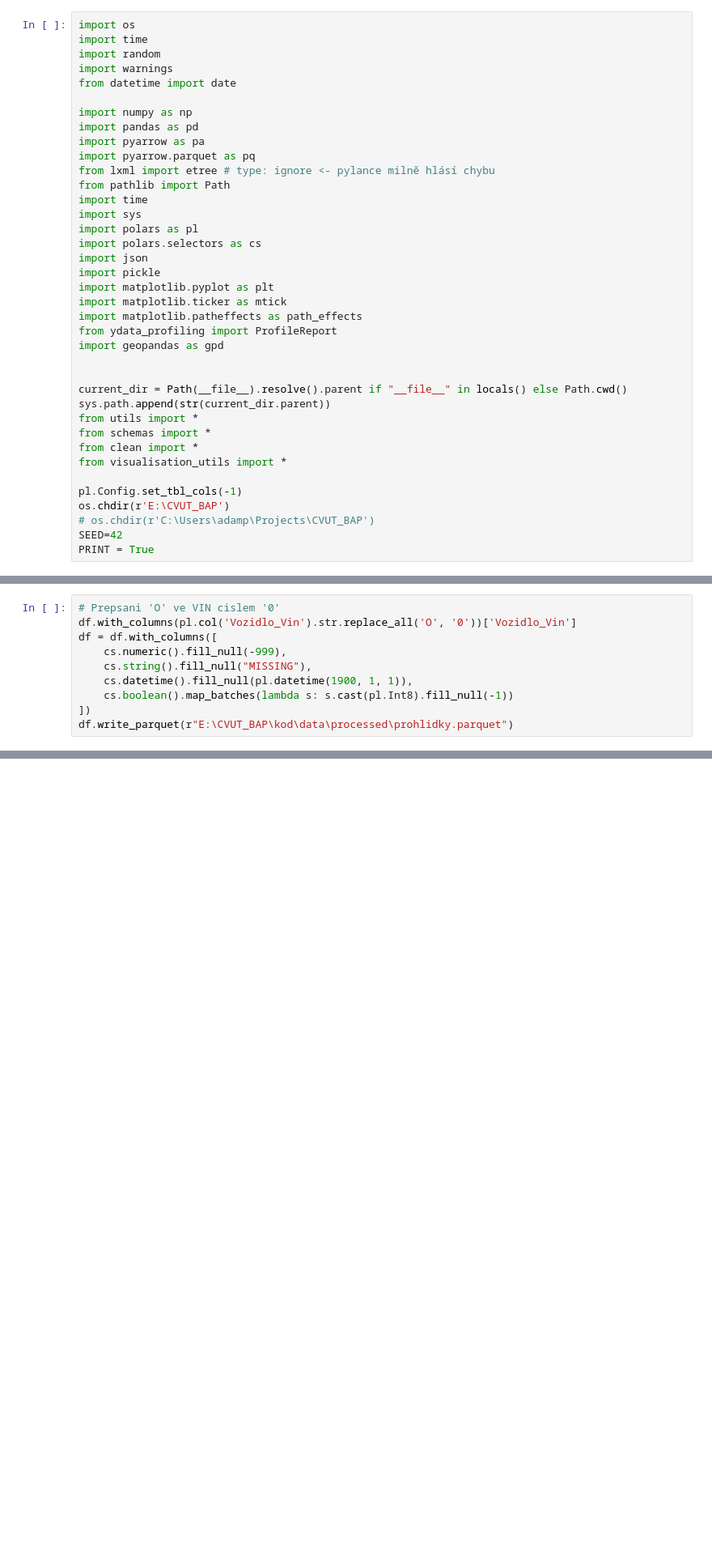
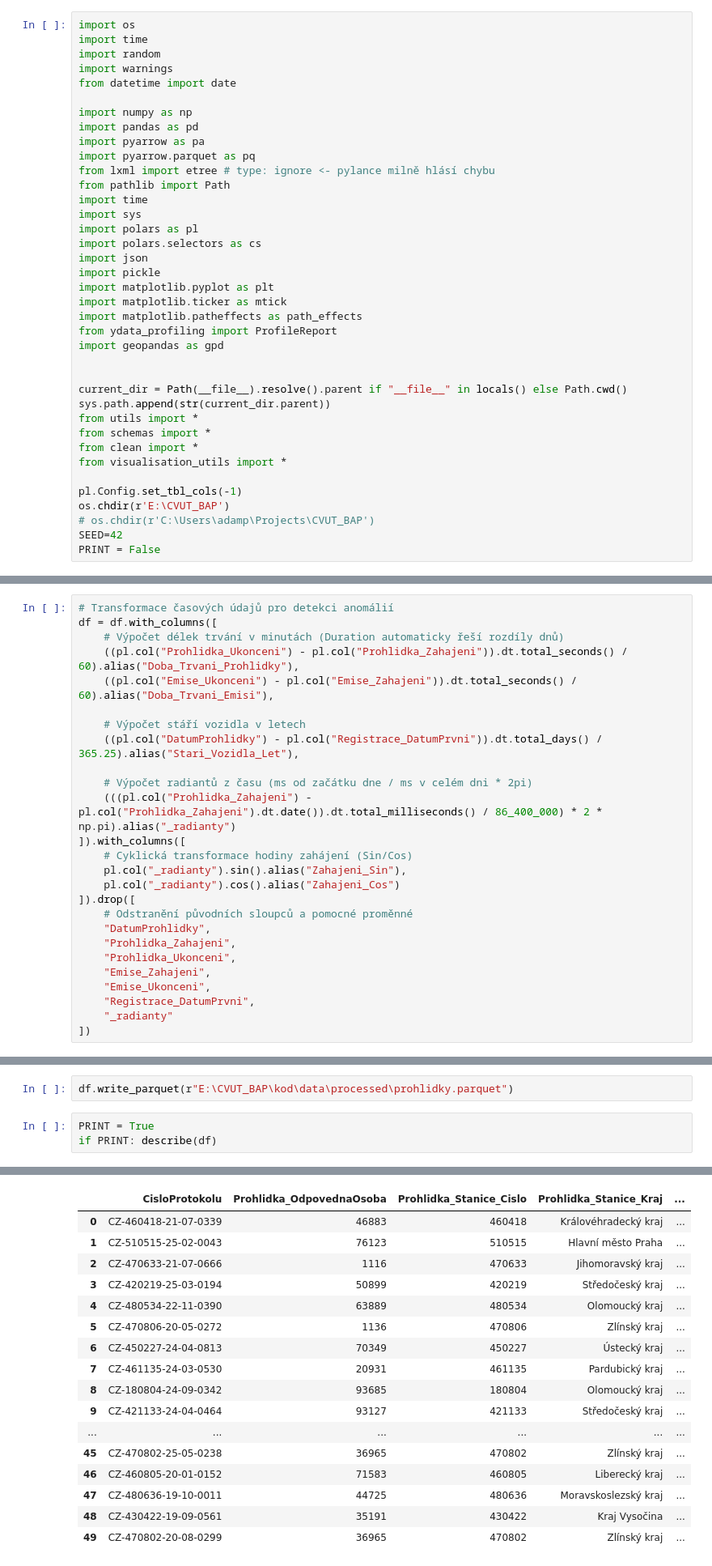
Before and after one commit to opendatalabcz/emissions-data-analysis-cz, a Jupyter notebook: kod/explorace/prohlidky_exploration.ipynb, the cells around one changed output, grey strips where cells are left out. Shown at 81% size. Cells and saved outputs as stored; diff of their text form; blank space fills up the shorter version.

```diff
--- a/kod/explorace/prohlidky_exploration.ipynb
+++ b/kod/explorace/prohlidky_exploration.ipynb
@@ -35,7 +35,7 @@ pl.Config.set_tbl_cols(-1)
 os.chdir(r'E:\CVUT_BAP')
 # os.chdir(r'C:\Users\adamp\Projects\CVUT_BAP')
 SEED=42
-PRINT = True
+PRINT = False
 # %% [markdown]
 # Načtení dat
 # %%
@@ -855,0 +646,26 @@ Podil administrativne opravenych protokolu: 0.38 %
+# %%
+# Transformace časových údajů pro detekci anomálií
+df = df.with_columns([
+    # Výpočet délek trvání v minutách (Duration automaticky řeší rozdíly dnů)
+    ((pl.col("Prohlidka_Ukonceni") - pl.col("Prohlidka_Zahajeni")).dt.total_seconds() / 60).alias("Doba_Trvani_Prohlidky"),
+    ((pl.col("Emise_Ukonceni") - pl.col("Emise_Zahajeni")).dt.total_seconds() / 60).alias("Doba_Trvani_Emisi"),
+
+    # Výpočet stáří vozidla v letech
+    ((pl.col("DatumProhlidky") - pl.col("Registrace_DatumPrvni")).dt.total_days() / 365.25).alias("Stari_Vozidla_Let"),
+
+    # Výpočet radiantů z času (ms od začátku dne / ms v celém dni * 2pi)
+    (((pl.col("Prohlidka_Zahajeni") - pl.col("Prohlidka_Zahajeni").dt.date()).dt.total_milliseconds() / 86_400_000) * 2 * np.pi).alias("_radianty")
+]).with_columns([
+    # Cyklická transformace hodiny zahájení (Sin/Cos)
+    pl.col("_radianty").sin().alias("Zahajeni_Sin"),
+    pl.col("_radianty").cos().alias("Zahajeni_Cos")
+]).drop([
+    # Odstranění původních sloupců a pomocné proměnné
+    "DatumProhlidky",
+    "Prohlidka_Zahajeni",
+    "Prohlidka_Ukonceni",
+    "Emise_Zahajeni",
+    "Emise_Ukonceni",
+    "Registrace_DatumPrvni",
+    "_radianty"
+])
@@ -856,10 +674,6 @@ Podil administrativne opravenych protokolu: 0.38 %
 # %%
-# Prepsani 'O' ve VIN cislem '0'
-df.with_columns(pl.col('Vozidlo_Vin').str.replace_all('O', '0'))['Vozidlo_Vin']
-df = df.with_columns([
-    cs.numeric().fill_null(-999),
-    cs.string().fill_null("MISSING"),
-    cs.datetime().fill_null(pl.datetime(1900, 1, 1)),
-    cs.boolean().map_batches(lambda s: s.cast(pl.Int8).fill_null(-1))
-])
 df.write_parquet(r"E:\CVUT_BAP\kod\data\processed\prohlidky.parquet")
+# %%
+PRINT = True
+if PRINT: describe(df)
+# %% [output]
@@ -865,0 +685,17 @@ df.write_parquet(r"E:\CVUT_BAP\kod\data\processed\prohlidky.parquet")
+|  | CisloProtokolu | Prohlidka_OdpovednaOsoba | Prohlidka_Stanice_Cislo | Prohlidka_Stanice_Kraj | ... |
+| 0 | CZ-460418-21-07-0339 | 46883 | 460418 | Královéhradecký kraj | ... |
+| 1 | CZ-510515-25-02-0043 | 76123 | 510515 | Hlavní město Praha | ... |
+| 2 | CZ-470633-21-07-0666 | 1116 | 470633 | Jihomoravský kraj | ... |
+| 3 | CZ-420219-25-03-0194 | 50899 | 420219 | Středočeský kraj | ... |
+| 4 | CZ-480534-22-11-0390 | 63889 | 480534 | Olomoucký kraj | ... |
+| 5 | CZ-470806-20-05-0272 | 1136 | 470806 | Zlínský kraj | ... |
+| 6 | CZ-450227-24-04-0813 | 70349 | 450227 | Ústecký kraj | ... |
+| 7 | CZ-461135-24-03-0530 | 20931 | 461135 | Pardubický kraj | ... |
+| 8 | CZ-180804-24-09-0342 | 93685 | 180804 | Olomoucký kraj | ... |
+| 9 | CZ-421133-24-04-0464 | 93127 | 421133 | Středočeský kraj | ... |
+| ... | ... | ... | ... | ... | ... |
+| 45 | CZ-470802-25-05-0238 | 36965 | 470802 | Zlínský kraj | ... |
+| 46 | CZ-460805-20-01-0152 | 71583 | 460805 | Liberecký kraj | ... |
+| 47 | CZ-480636-19-10-0011 | 44725 | 480636 | Moravskoslezský kraj | ... |
+| 48 | CZ-430422-19-09-0561 | 35191 | 430422 | Kraj Vysočina | ... |
+| 49 | CZ-470802-20-08-0299 | 36965 | 470802 | Zlínský kraj | ... |
```
Also changed, not shown: parts of 46 cells of this notebook, 6 other files.
